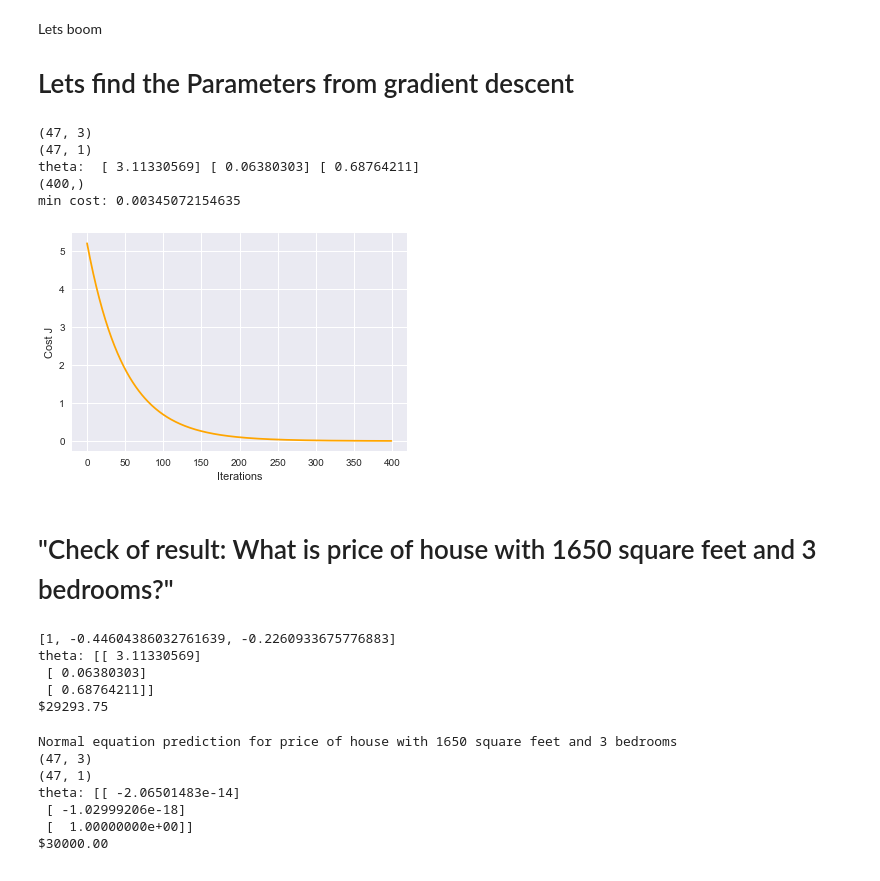
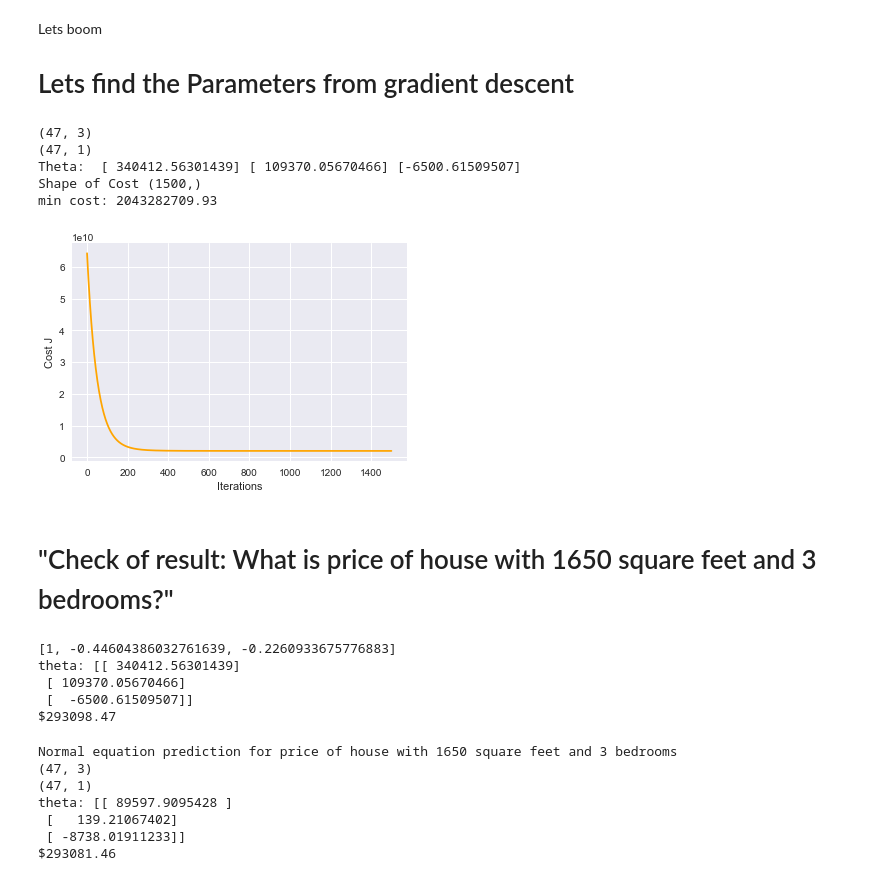
Before and after one commit to HammadZahidAli/Machine-Learning-Andrew-Ng-Try-With-Python, a Jupyter notebook: Ex1/ex1_Python/Linear Regression Custom Code.ipynb, the cells around one changed output. Saved outputs shown, nothing was run; the diff lists cells and outputs as text; code cells hidden in the pictures.

```diff
--- a/Ex1/ex1_Python/Linear Regression Custom Code.ipynb
+++ b/Ex1/ex1_Python/Linear Regression Custom Code.ipynb
@@ -186,4 +193,7 @@ data.head(5)
 # %%
 X = data.iloc[:,:-1]
 X = np.c_[np.ones(data.shape[0]),X]
-y = np.c_[data.iloc[:,1]]
+y = np.c_[data.iloc[:,2]]
+
+print(X[0:5,:])
+print(y[0:5,:])
@@ -253,27 +288,27 @@ Lets boom
 # %%
 #Run gradient descent with multiple variables, initial theta still set to zeros
 #(Note! This doesn't work unless we feature normalize! "overflow encountered in multiply")
 print(Xnorm.shape)
 print(y.shape)
-initial_theta = np.zeros((Xnorm.shape[1],1))
-theta , Cost_J = gradientDescent(Xnorm,y,initial_theta,0.01,400)
+initial_theta = np.zeros((Xnorm.shape[1],y.shape[1]))
+theta , Cost_J = gradientDescent(Xnorm,y,initial_theta,0.01,1500)
 
 
 #Plot convergence of cost function:
-print('theta: ',theta[0],theta[1],theta[2])
-print(Cost_J.shape)
+print('Theta: ',theta[0],theta[1],theta[2])
+print('Shape of Cost',Cost_J.shape)
 print('min cost:',Cost_J [Cost_J.shape[0]-1])
 
 plt.plot(Cost_J,c='orange')
 plt.ylabel('Cost J')
 plt.xlabel('Iterations');
 # %% [output]
 (47, 3)
 (47, 1)
-theta:  [ 3.11330569] [ 0.06380303] [ 0.68764211]
-(400,)
-min cost: 0.00345072154635
+Theta:  [ 340412.56301439] [ 109370.05670466] [-6500.61509507]
+Shape of Cost (1500,)
+min cost: 2043282709.93
-[figure, old version]
+[figure, new version]
 # %% [markdown]
 # "Check of result: What is price of house with 1650 square feet and 3 bedrooms?"
 # %%
@@ -288,13 +323,13 @@ Xtestscaled = [(Xtest[x]-stored_feature_means[x+1])/stored_feature_stds[x+1] for
 Xtestscaled.insert(0,1)
 print(Xtestscaled)
 print('theta:',theta)
-print ("$%0.2f" % float(h(theta,Xtestscaled)*10000))
+print ("$%0.2f" % float(h(theta,Xtestscaled)))
 # %% [output]
 [1, -0.44604386032761639, -0.2260933675776883]
-theta: [[ 3.11330569]
- [ 0.06380303]
- [ 0.68764211]]
-$29293.75
+theta: [[ 340412.56301439]
+ [ 109370.05670466]
+ [  -6500.61509507]]
+$293098.47
 # %%
 # 2
 
@@ -310,12 +345,12 @@ print( "Normal equation prediction for price of house with 1650 square feet and
 print(X.shape)
 print(y.shape)
 print('theta:',normEqtn(X,y))
-print( "$%0.2f" % float( h(normEqtn(X,y),[1,1650.,3])*10000 ) )      # h = theta.T * X
+print( "$%0.2f" % float( h(normEqtn(X,y),[1,1650.,3]) ) )      # h = theta.T * X
 # %% [output]
 Normal equation prediction for price of house with 1650 square feet and 3 bedrooms
 (47, 3)
 (47, 1)
-theta: [[ -2.06501483e-14]
- [ -1.02999206e-18]
- [  1.00000000e+00]]
-$30000.00
+theta: [[ 89597.9095428 ]
+ [   139.21067402]
+ [ -8738.01911233]]
+$293081.46
```
Also changed, not shown: parts of 9 cells of this notebook, 1 other file.
